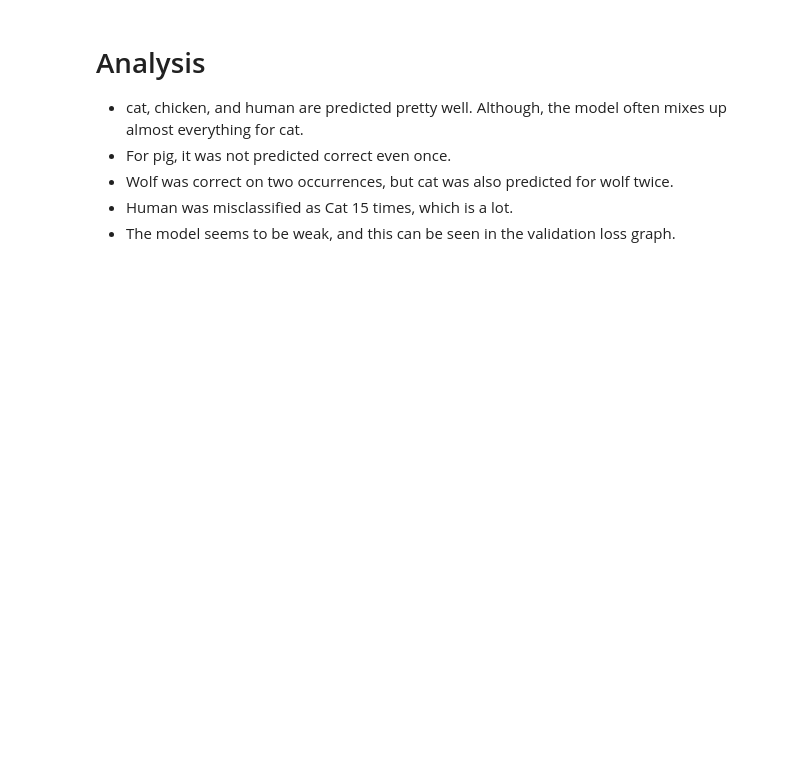
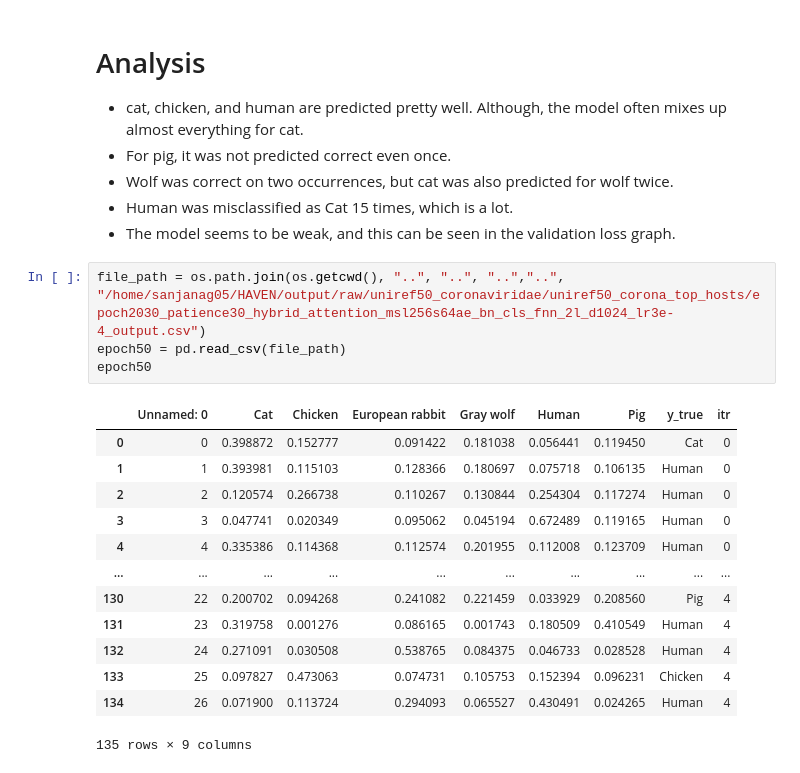
Before and after one commit to NeelTheBomb/HAVEN, a Jupyter notebook: src/jupyter_notebooks/datasets/generation/loss_analyses.ipynb, the cells around one changed output. Cells and saved outputs as stored; diff of their text form; blank space fills up the shorter version.

```diff
--- a/src/jupyter_notebooks/datasets/generation/loss_analyses.ipynb
+++ b/src/jupyter_notebooks/datasets/generation/loss_analyses.ipynb
@@ -182,3 +178,21 @@ plt.show()
 - Wolf was correct on two occurrences, but cat was also predicted for wolf twice.
 - Human was misclassified as Cat 15 times, which is a lot.
 - The model seems to be weak, and this can be seen in the validation loss graph.
+# %%
+file_path = os.path.join(os.getcwd(), "..", "..", "..","..", "/home/sanjanag05/HAVEN/output/raw/uniref50_coronaviridae/uniref50_corona_top_hosts/epoch2030_patience30_hybrid_attention_msl256s64ae_bn_cls_fnn_2l_d1024_lr3e-4_output.csv")
+epoch50 = pd.read_csv(file_path)
+epoch50
+# %% [output]
+|  | Unnamed: 0 | Cat | Chicken | European rabbit | Gray wolf | Human | Pig | y_true | itr |
+| 0 | 0 | 0.398872 | 0.152777 | 0.091422 | 0.181038 | 0.056441 | 0.119450 | Cat | 0 |
+| 1 | 1 | 0.393981 | 0.115103 | 0.128366 | 0.180697 | 0.075718 | 0.106135 | Human | 0 |
+| 2 | 2 | 0.120574 | 0.266738 | 0.110267 | 0.130844 | 0.254304 | 0.117274 | Human | 0 |
+| 3 | 3 | 0.047741 | 0.020349 | 0.095062 | 0.045194 | 0.672489 | 0.119165 | Human | 0 |
+| 4 | 4 | 0.335386 | 0.114368 | 0.112574 | 0.201955 | 0.112008 | 0.123709 | Human | 0 |
+| ... | ... | ... | ... | ... | ... | ... | ... | ... | ... |
+| 130 | 22 | 0.200702 | 0.094268 | 0.241082 | 0.221459 | 0.033929 | 0.208560 | Pig | 4 |
+| 131 | 23 | 0.319758 | 0.001276 | 0.086165 | 0.001743 | 0.180509 | 0.410549 | Human | 4 |
+| 132 | 24 | 0.271091 | 0.030508 | 0.538765 | 0.084375 | 0.046733 | 0.028528 | Human | 4 |
+| 133 | 25 | 0.097827 | 0.473063 | 0.074731 | 0.105753 | 0.152394 | 0.096231 | Chicken | 4 |
+| 134 | 26 | 0.071900 | 0.113724 | 0.294093 | 0.065527 | 0.430491 | 0.024265 | Human | 4 |
+135 rows × 9 columns
```
Also changed, not shown: parts of 6 cells of this notebook, 5 other files.
